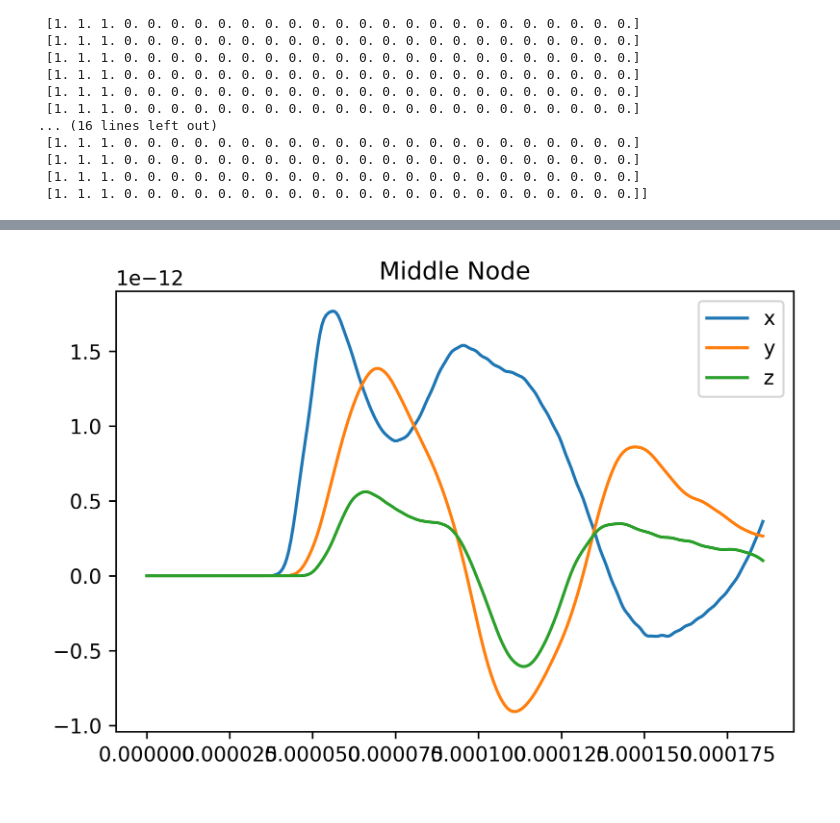
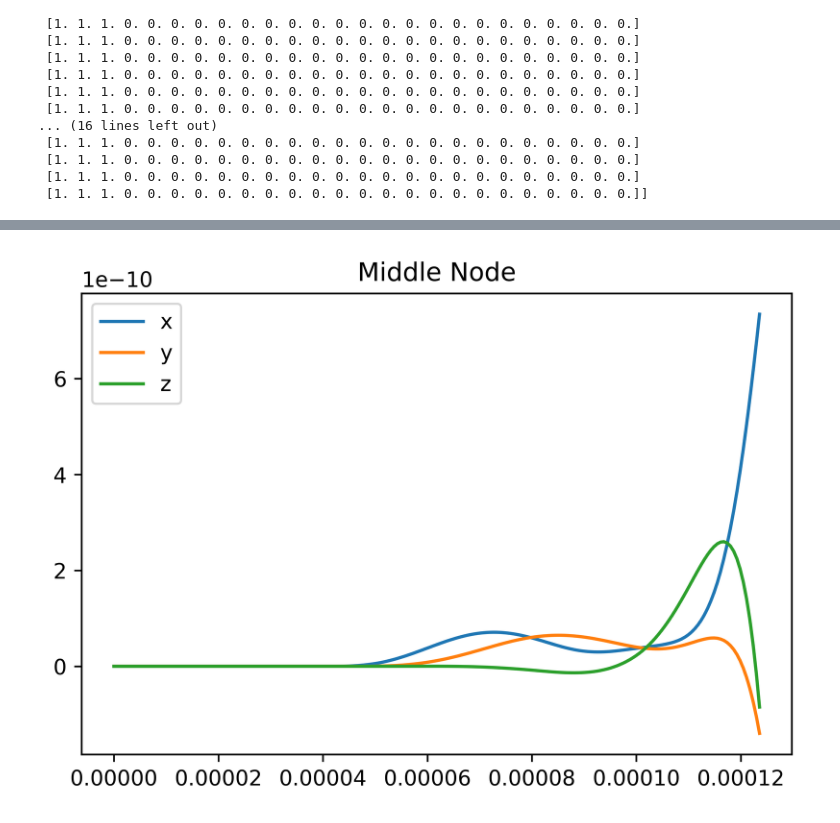
Before and after one commit to danchendrickson/3D_EFIT, a Jupyter notebook: EFIT_MPI_Rail-Copy1.ipynb, the cells around one changed output, grey strips where cells are left out. Cells and saved outputs as stored; diff of their text form; code cells hidden in the pictures.

```diff
--- a/EFIT_MPI_Rail-Copy1.ipynb
+++ b/EFIT_MPI_Rail-Copy1.ipynb
@@ -43,7 +43,7 @@ height1 = 0.2 #0.1524
 
 #Image Folder
 imFolder = '/sciclone/scr10/dchendrickson01/EFIT/'
-runName = 'AllFacesHighFacenoVelocityPulse'
+runName = 'RfRallBCUpperVelOnlyOrthog'
 
 #is the rail supported by 0, 1 or 2 ties
 Ties = 0
@@ -671,7 +671,7 @@ def updateVelocity(x,y,z):
             vz[x,y,z]=vz[x,y,z]+dv*ts
 
         #incase non boundaries or unknown areas snuck through
-        elif (matProps3[x,y,z] == 99 or matProps3[x,y,z] == 2 or matProps3[x,y,z] == 4 or matProps3[x,y,z] == 6):
+        elif (matProps3[x,y,z] == 99): # or matProps3[x,y,z] == 2 or matProps3[x,y,z] == 4 or matProps3[x,y,z] == 6):
             vx[x,y,z]=0
             vy[x,y,z]=0
             vz[x,y,z]=0
@@ -690,12 +690,15 @@ def updateVelocity(x,y,z):
 
         elif matProps3[x,y,z] == 2:
             dvxConst=2*(1/gs)*(1/(matProps0[x,y,z]+matProps0[x+1,y,z]))
+            dvxConst=2*(1/gs)*(1/(matProps0[x,y,z]+matProps0[x+1,y,z]))
+            dv=dvxConst*(sxx[x+1,y,z]-sxx[x,y,z]+sxy[x,y,z]-sxy[x,y-1,z]+sxz[x,y,z]-sxz[x,y,z-1])
             dv=dvxConst*(sxx[x+1,y,z]-sxx[x,y,z]+sxy[x,y,z]-sxy[x,y-1,z]+sxz[x,y,z]-sxz[x,y,z-1])
             vx[x,y,z]=vx[x,y,z]+dv*ts
+            #vx[x,y,z]=vx[x,y,z]+dv*ts
 
             dvyConst=2*(1/gs)*(1/(matProps0[x,y,z]+matProps0[x,y+1,z]))
             dv=dvyConst*(sxy[x,y,z]-sxy[x-1,y,z]+syy[x,y+1,z]-syy[x,y,z]+syz[x,y,z]-syz[x,y,z-1])
-            vy[x,y,z]=vy[x,y,z]+dv*ts
+            #vy[x,y,z]=vy[x,y,z]+dv*ts
 
             vz[x,y,z] -= 2 * ((szz[x,y,z])/(matProps0[x,y,z] * gs))*ts
 
@@ -714,13 +717,13 @@ def updateVelocity(x,y,z):
         elif matProps3[x,y,z] == 4:
             dvxConst=2*(1/gs)*(1/(matProps0[x,y,z]+matProps0[x+1,y,z]))
             dv=dvxConst*(sxx[x+1,y,z]-sxx[x,y,z]+sxy[x,y,z]-sxy[x,y-1,z]+sxz[x,y,z]-sxz[x,y,z-1])
-            vx[x,y,z]=vx[x,y,z]+dv*ts
+            #vx[x,y,z]=vx[x,y,z]+dv*ts
 
-            vy[x,y,z] -= 2 * ((syy[x,y,z])/(matProps0[x,y,z] * gs))*ts
+            #vy[x,y,z] -= 2 * ((syy[x,y,z])/(matProps0[x,y,z] * gs))*ts
 
             dvzConst=2*(1/gs)*(1/(matProps0[x,y,z]+matProps0[x,y,z+1]))
             dv=dvzConst*(sxz[x,y,z]-sxz[x-1,y,z]+syz[x,y,z]-syz[x,y-1,z]+szz[x,y,z+1]-szz[x,y,z])
-            vz[x,y,z]=vz[x,y,z]+dv*ts
+            #vz[x,y,z]=vz[x,y,z]+dv*ts
 
         elif matProps3[x,y,z] == 5:
             vx[x,y,z] += 2* ((sxx[x+1,y,z])/(matProps0[x,y,z] * gs)) * ts
@@ -734,15 +737,15 @@ def updateVelocity(x,y,z):
             vz[x,y,z]=vz[x,y,z]+dv*ts
 
         elif matProps3[x,y,z] == 6:
-            vx[x,y,z] -= 2 * ((sxx[x,y,z])/(matProps0[x,y,z] * gs))*ts
+            #vx[x,y,z] -= 2 * ((sxx[x,y,z])/(matProps0[x,y,z] * gs))*ts
 
             dvyConst=2*(1/gs)*(1/(matProps0[x,y,z]+matProps0[x,y+1,z]))
             dv=dvyConst*(sxy[x,y,z]-sxy[x-1,y,z]+syy[x,y+1,z]-syy[x,y,z]+syz[x,y,z]-syz[x,y,z-1])
-            vy[x,y,z]=vy[x,y,z]+dv*ts
+            #vy[x,y,z]=vy[x,y,z]+dv*ts
 
             dvzConst=2*(1/gs)*(1/(matProps0[x,y,z]+matProps0[x,y,z+1]))
             dv=dvzConst*(sxz[x,y,z]-sxz[x-1,y,z]+syz[x,y,z]-syz[x,y-1,z]+szz[x,y,z+1]-szz[x,y,z])
-            vz[x,y,z]=vz[x,y,z]+dv*ts
+            #vz[x,y,z]=vz[x,y,z]+dv*ts
 
 
 
@@ -1361,11 +1384,11 @@ if (myid == 0) :
 szzConst=2*ts/(gs*rho1)
 
 amp=10000
-decayRate= 10000
+decayRate= 0
 sinConst=ts*amp/rho1
 
 sinInputSignal=sinConst*np.sin(2*np.pi*frequency*timeVec)*np.exp(-decayRate*timeVec)
-
+sinInputSignal-=0.0000001
 fig = plt.figure()
 plt.plot(sinInputSignal)
 plt.show()
@@ -1903,16 +1928,16 @@ if (myid == signalLocxid) :
 # %%
 fig = plt.figure(dpi=600)
-endnode=300
+endnode=200
 plt.clf()
 plt.title('Middle Node')
 plt.plot(Times[:endnode],vxDisplacement[:endnode],label='x')
 plt.plot(Times[:endnode],vyDisplacement[:endnode],label='y')
 plt.plot(Times[:endnode],vzDisplacement[:endnode],label='z')
 plt.legend()
 plt.savefig(imFolder+runName+'DisplaceMid2.png')
 plt.show()
 # %% [output]
-[figure, old version]
+[figure, new version]
 # %%
 Cases = ['PlaneWave']    #'SideRub','TopHit', 'Cube', 'CubeS'
 Views = ['Mid', 'Vert','Head','zplane25','zplane75']
```
Also changed, not shown: parts of 9 cells of this notebook, 3 other files.
